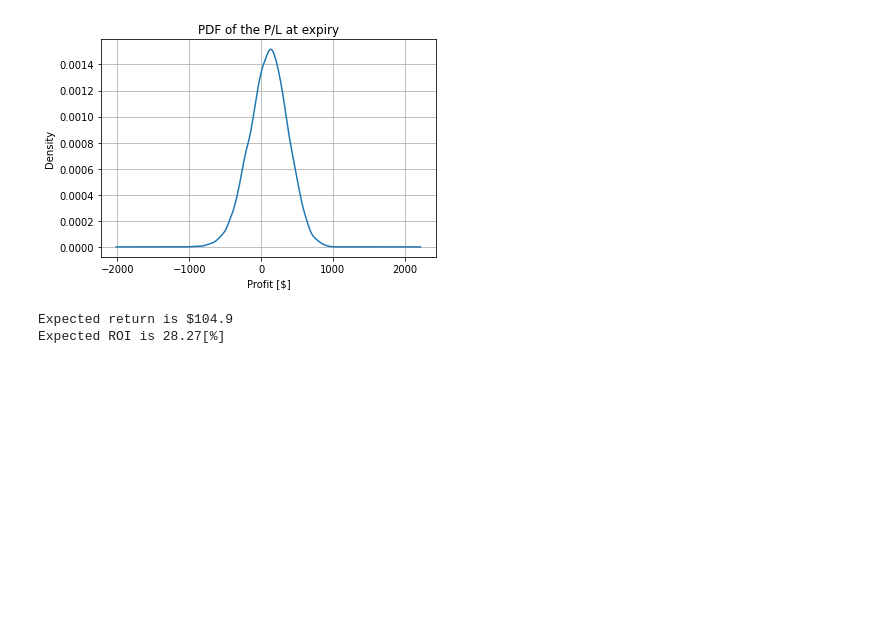
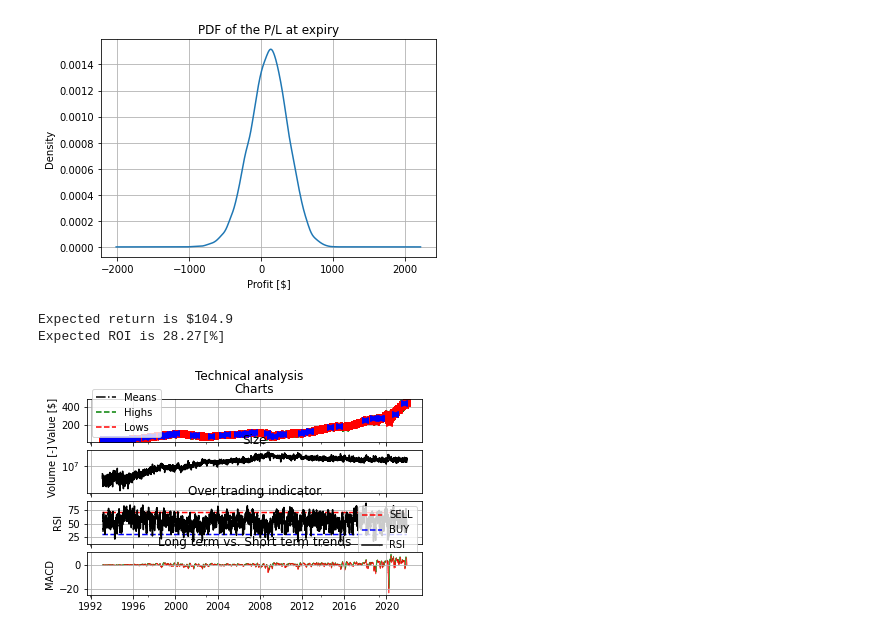
Before and after one commit to sidbannet/stockhealth, a Jupyter notebook: examples/trading-strategy-forecast.ipynb, the cells around one changed output. Cells and saved outputs as stored; diff of their text form; code cells hidden in the pictures; blank space fills up the shorter version.

Commit message:
Technical analysis for trade

```diff
--- a/examples/trading-strategy-forecast.ipynb
+++ b/examples/trading-strategy-forecast.ipynb
@@ -129,3 +129,7 @@ print('Expected ROI is ' + str(round(expected_return / -(initial_investment) * 1
 # %% [output]
 Expected return is $104.9
 Expected ROI is 28.27[%]
+# %%
+f_tech, a_tech = stock.technical()
+# %% [output]
+[figure, added]
```
